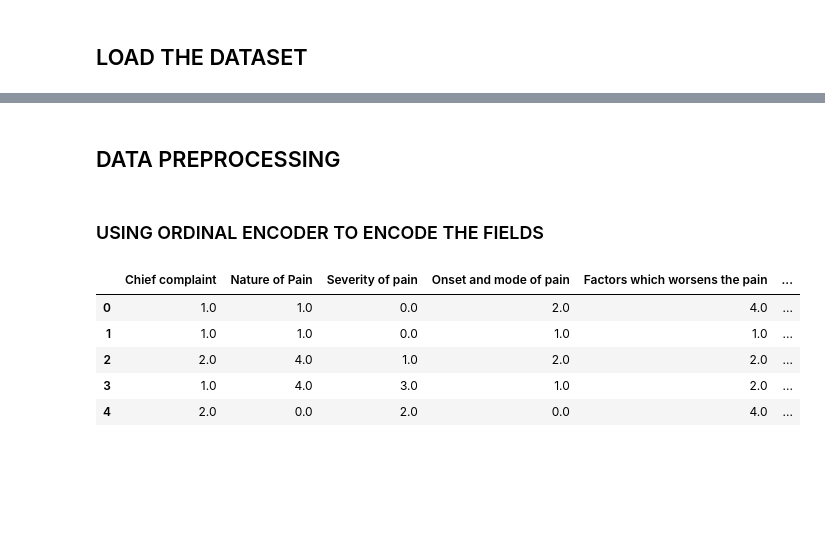
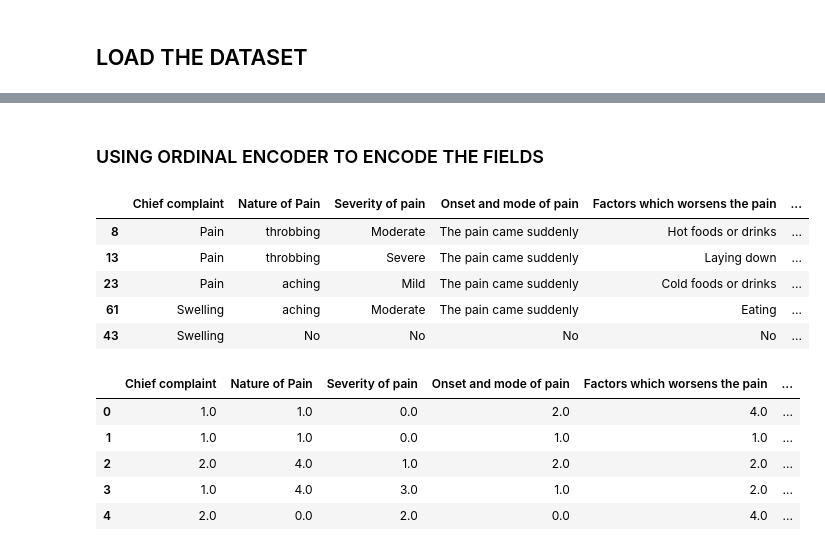
Before and after one commit to TheHuntsman4/Klepio, a Jupyter notebook: model/DentAI.ipynb, the cells around one changed output, grey strips where cells are left out. Drawn from its saved outputs; the diff is of its cells as text; code cells hidden in the pictures; blank space fills up the shorter version.

```diff
--- a/model/DentAI.ipynb
+++ b/model/DentAI.ipynb
@@ -48,7 +104,16 @@ data.sample(5)
-# %% [markdown]
-## DATA PREPROCESSING
 # %% [markdown]
 ### USING ORDINAL ENCODER TO ENCODE THE FIELDS
+# %%
+data.fillna("No",inplace=True)
+data.isnull().sum()
+data.sample(5)
+# %% [output]
+|  | Chief complaint | Nature of Pain | Severity of pain | Onset and mode of pain | Factors which worsens the pain | ... |
+| 8 | Pain | throbbing | Moderate | The pain came suddenly | Hot foods or drinks | ... |
+| 13 | Pain | throbbing | Severe | The pain came suddenly | Laying down | ... |
+| 23 | Pain | aching | Mild | The pain came suddenly | Cold foods or drinks | ... |
+| 61 | Swelling | aching | Moderate | The pain came suddenly | Eating | ... |
+| 43 | Swelling | No | No | No | No | ... |
 # %%
 #using ordinal encoder to change the fields to numerical values
 encode=OrdinalEncoder(dtype=float)
```
Also changed, not shown: parts of 7 cells of this notebook.
